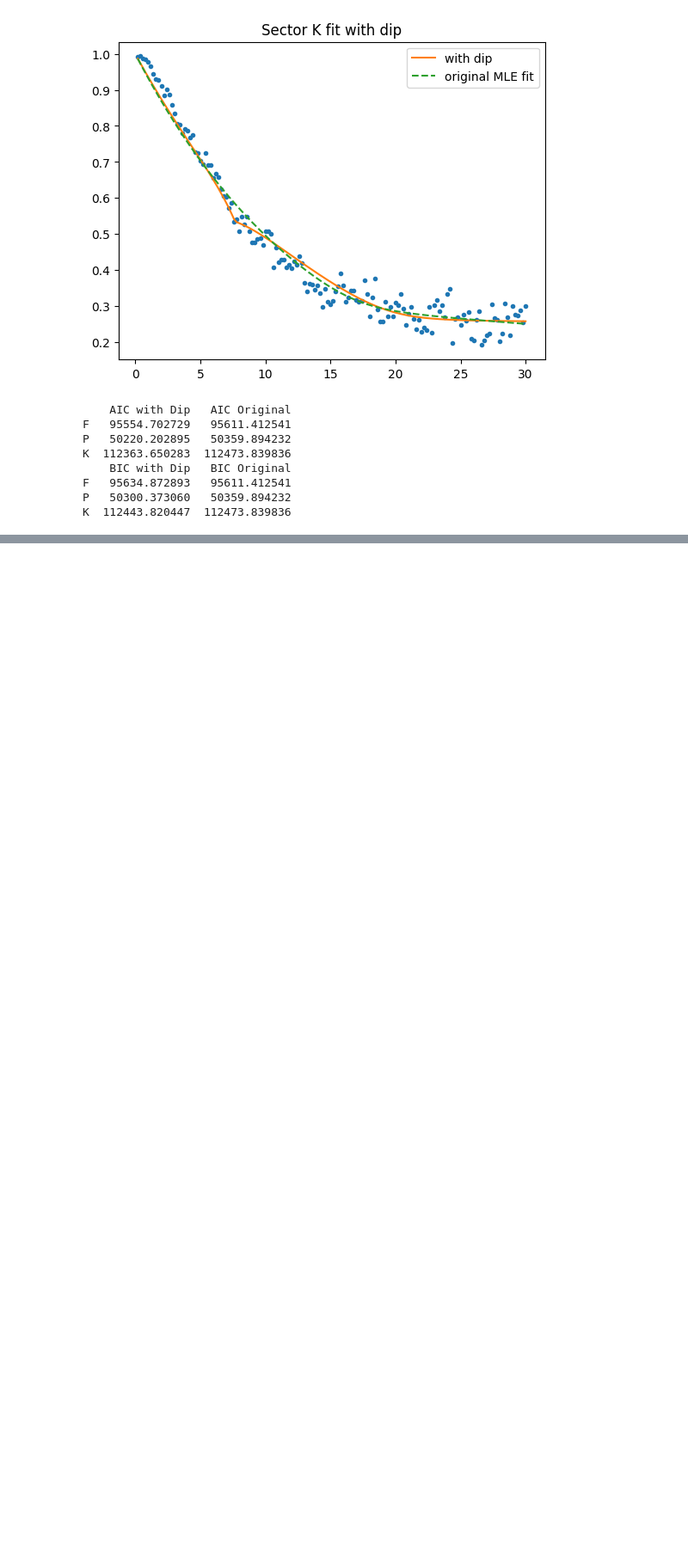
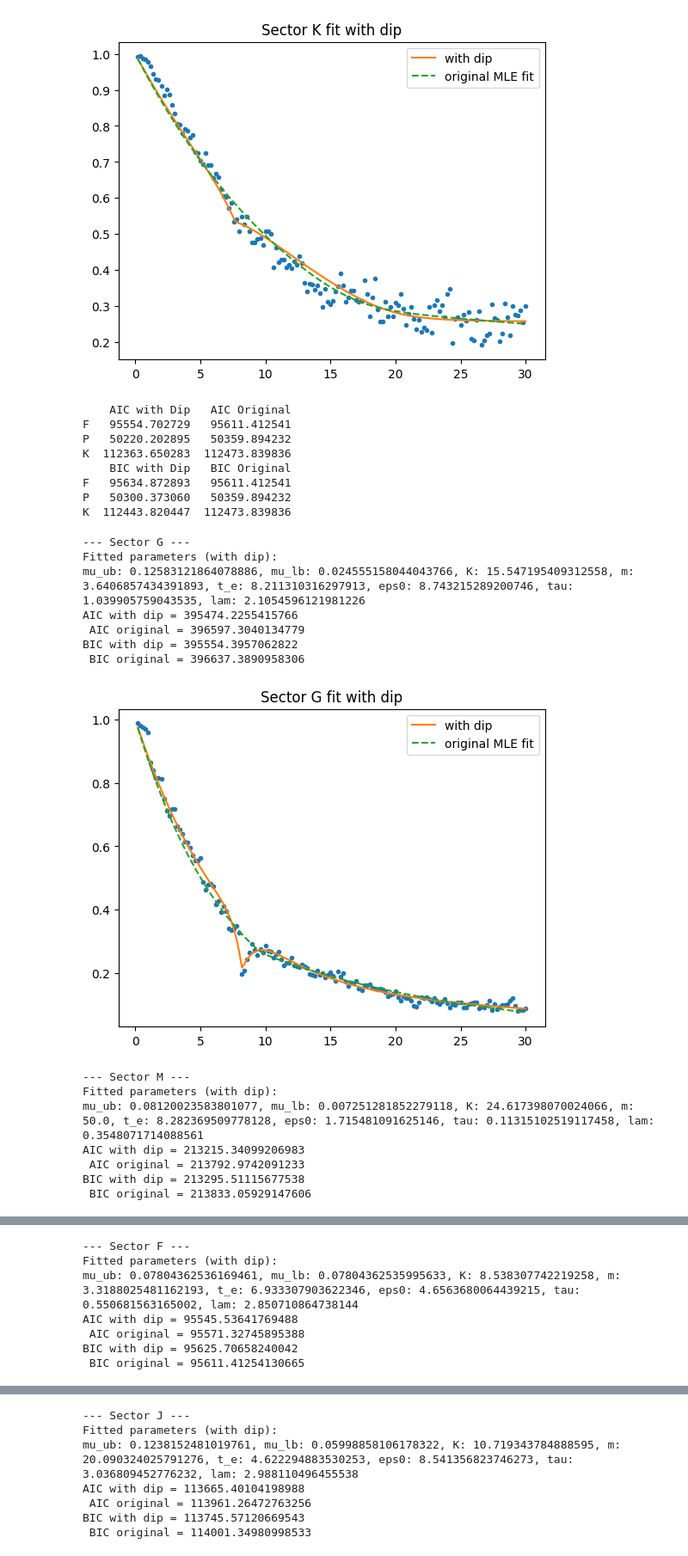
Before and after one commit to maxcyn/a-star, a Jupyter notebook: one_tail.ipynb, the cells around one changed output, grey strips where cells are left out. Shown at 86% size. Cells and saved outputs as stored; diff of their text form; code cells hidden in the pictures; blank space fills up the shorter version.

```diff
--- a/one_tail.ipynb
+++ b/one_tail.ipynb
@@ -247,0 +399,30 @@ K  112443.820447  112473.839836
+# %%
+# test_list = ['G', 'H', 'S', 'J', 'M', 'I']
+aic_dip_list = []
+aic_original_list = []
+bic_dip_list = []
+bic_original_list = []
+
+for sector in sector_list:
+    print(f'--- Sector {sector} ---')
+    aic, bic = onetail_dip_model(df_analysis, sector_params_MLE, sector)
+    aic_dip_list.append(aic[0])
+    aic_original_list.append(bic[1])
+    bic_dip_list.append(bic[0])
+    bic_original_list.append(bic[1])
+# %% [output]
+--- Sector G ---
+Fitted parameters (with dip):
+mu_ub: 0.12583121864078886, mu_lb: 0.024555158044043766, K: 15.547195409312558, m: 3.6406857434391893, t_e: 8.211310316297913, eps0: 8.743215289200746, tau: 1.039905759043535, lam: 2.1054596121981226
+AIC with dip = 395474.2255415766
+ AIC original = 396597.3040134779
+BIC with dip = 395554.3957062822
+ BIC original = 396637.3890958306
+[figure, added]
+--- Sector M ---
+Fitted parameters (with dip):
+mu_ub: 0.08120023583801077, mu_lb: 0.007251281852279118, K: 24.617398070024066, m: 50.0, t_e: 8.282369509778128, eps0: 1.715481091625146, tau: 0.11315102519117458, lam: 0.3548071714088561
+AIC with dip = 213215.34099206983
+ AIC original = 213792.9742091233
+BIC with dip = 213295.51115677538
+ BIC original = 213833.05929147606
@@ -247,0 +430,7 @@ K  112443.820447  112473.839836
+--- Sector F ---
+Fitted parameters (with dip):
+mu_ub: 0.07804362536169461, mu_lb: 0.07804362535995633, K: 8.538307742219258, m: 3.3188025481162193, t_e: 6.933307903622346, eps0: 4.6563680064439215, tau: 0.550681563165002, lam: 2.850710864738144
+AIC with dip = 95545.53641769488
+ AIC original = 95571.32745895388
+BIC with dip = 95625.70658240042
+ BIC original = 95611.41254130665
@@ -247,0 +438,7 @@ K  112443.820447  112473.839836
+--- Sector J ---
+Fitted parameters (with dip):
+mu_ub: 0.1238152481019761, mu_lb: 0.05998858106178322, K: 10.719343784888595, m: 20.090324025791276, t_e: 4.622294883530253, eps0: 8.541356823746273, tau: 3.036809452776232, lam: 2.988110496455538
+AIC with dip = 113665.40104198988
+ AIC original = 113961.26472763256
+BIC with dip = 113745.57120669543
+ BIC original = 114001.34980998533
```
Also changed, not shown: parts of 3 cells of this notebook, 1 other file.
